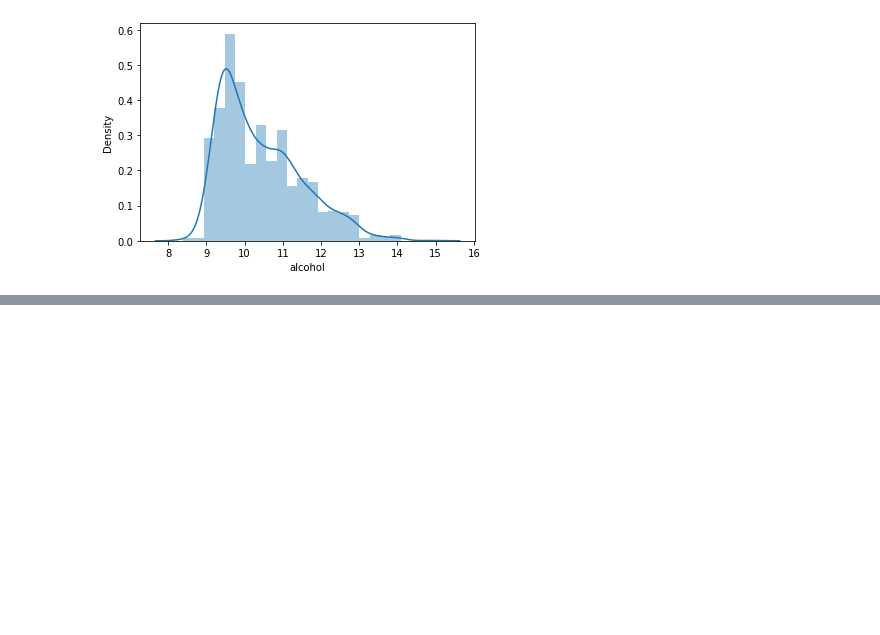
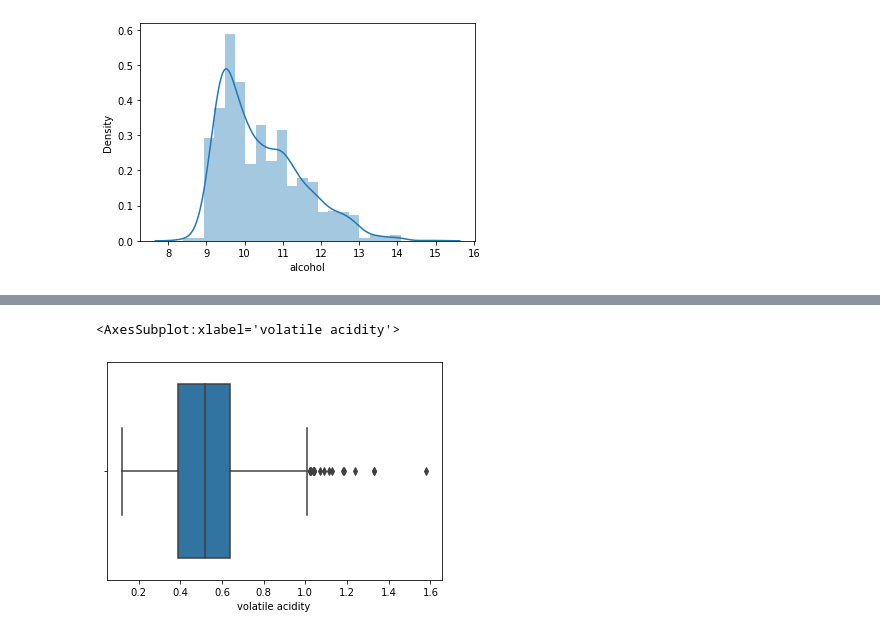
Before and after one commit to himaniuniyal/DataTrained-Project, a Jupyter notebook: Practice projects/4. Red Wine Quality Project.ipynb, the cells around one changed output, grey strips where cells are left out. Saved outputs shown, nothing was run; the diff lists cells and outputs as text; code cells hidden in the pictures; blank space fills up the shorter version.

```diff
--- a/Practice projects/4. Red Wine Quality Project.ipynb
+++ b/Practice projects/4. Red Wine Quality Project.ipynb
@@ -103,4 +216,5 @@ df.describe()
 # %%
-#The maximum value in Total sulfur dioxide is very high from the 75% of the data.
-#Similarly in fixed acidity, residual sugar, free sulphur dioxide maximum value is quite high than 75% of the data.
-#There is n null value in data as count is same
+sns.boxplot(df["volatile acidity"])
+# %% [output]
+<AxesSubplot:xlabel='volatile acidity'>
+[figure, added]
```
Also changed, not shown: parts of 92 cells of this notebook.
